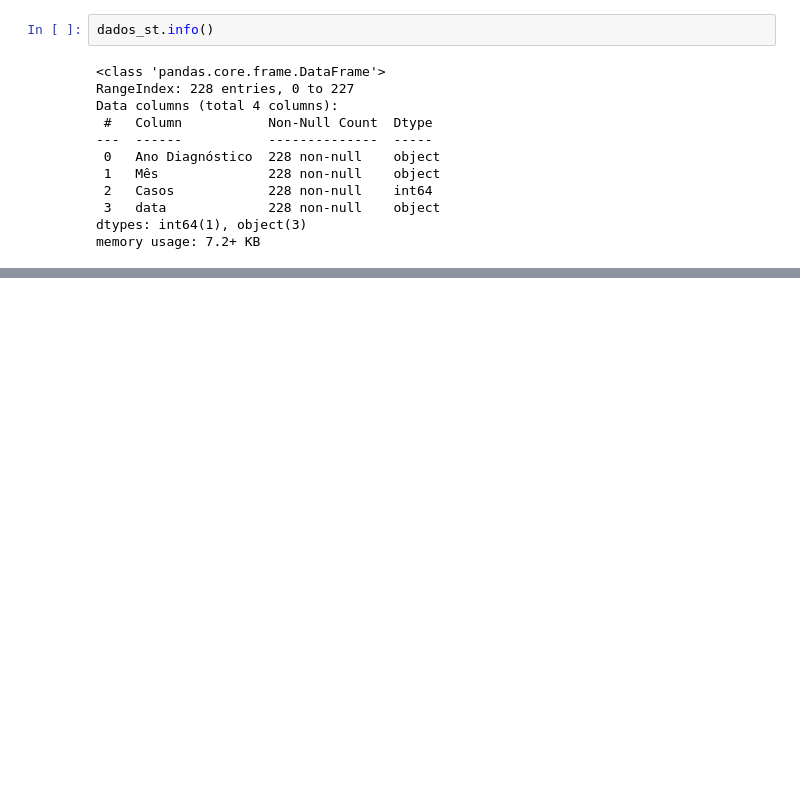
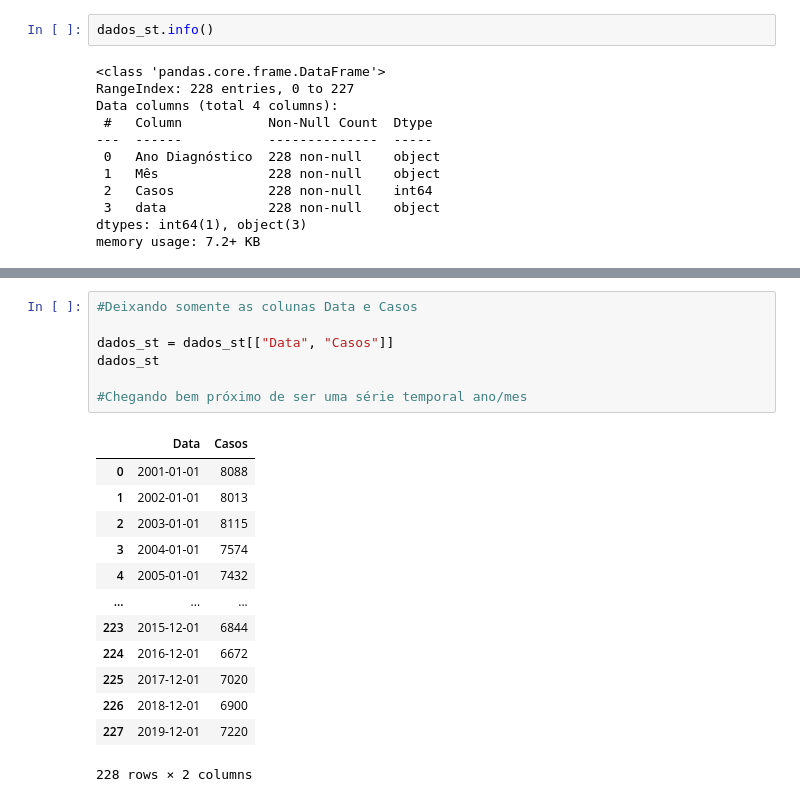
Before and after one commit to GuilhermeRuy97/BootcampDataScience, a Jupyter notebook: Analise_e_previsao_de_Series_Temporais.ipynb, the cells around one changed output, grey strips where cells are left out. Cells and saved outputs as stored; diff of their text form; blank space fills up the shorter version.

```diff
--- a/Analise_e_previsao_de_Series_Temporais.ipynb
+++ b/Analise_e_previsao_de_Series_Temporais.ipynb
@@ -116,0 +202,21 @@ memory usage: 7.2+ KB
+# %%
+#Deixando somente as colunas Data e Casos
+
+dados_st = dados_st[["Data", "Casos"]]
+dados_st
+
+#Chegando bem próximo de ser uma série temporal ano/mes
+# %% [output]
+|  | Data | Casos |
+| 0 | 2001-01-01 | 8088 |
+| 1 | 2002-01-01 | 8013 |
+| 2 | 2003-01-01 | 8115 |
+| 3 | 2004-01-01 | 7574 |
+| 4 | 2005-01-01 | 7432 |
+| ... | ... | ... |
+| 223 | 2015-12-01 | 6844 |
+| 224 | 2016-12-01 | 6672 |
+| 225 | 2017-12-01 | 7020 |
+| 226 | 2018-12-01 | 6900 |
+| 227 | 2019-12-01 | 7220 |
+228 rows × 2 columns
```
Also changed, not shown: parts of 6 cells of this notebook.
